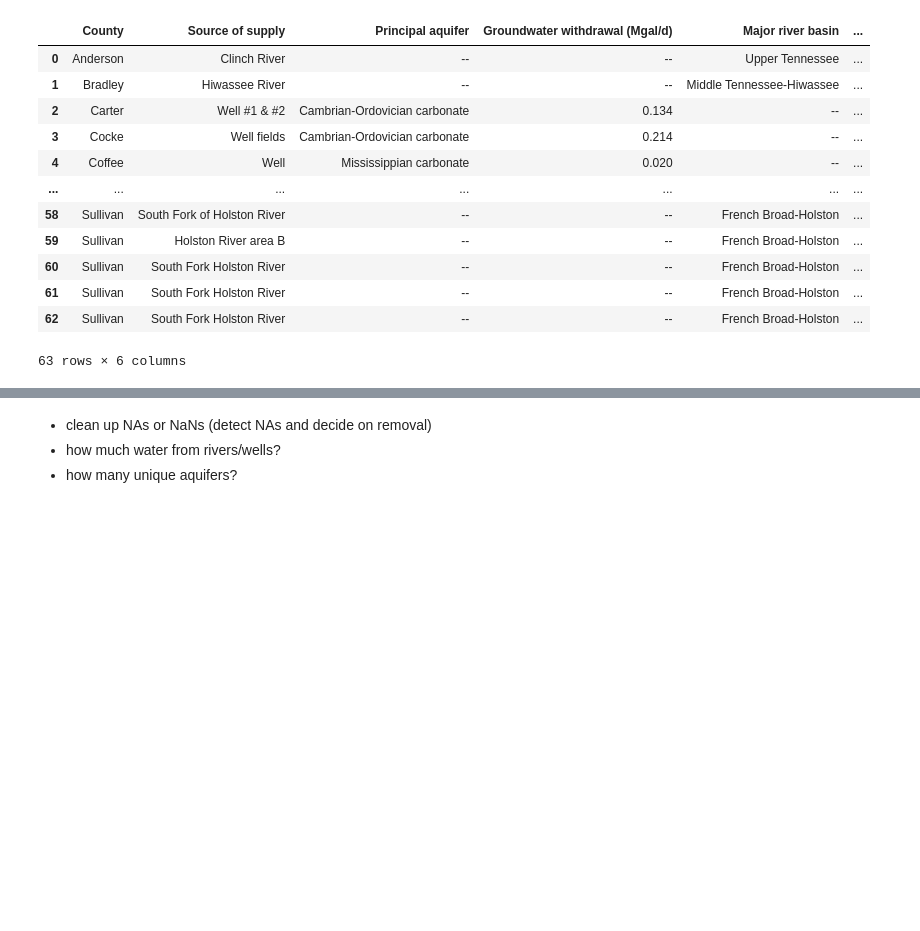
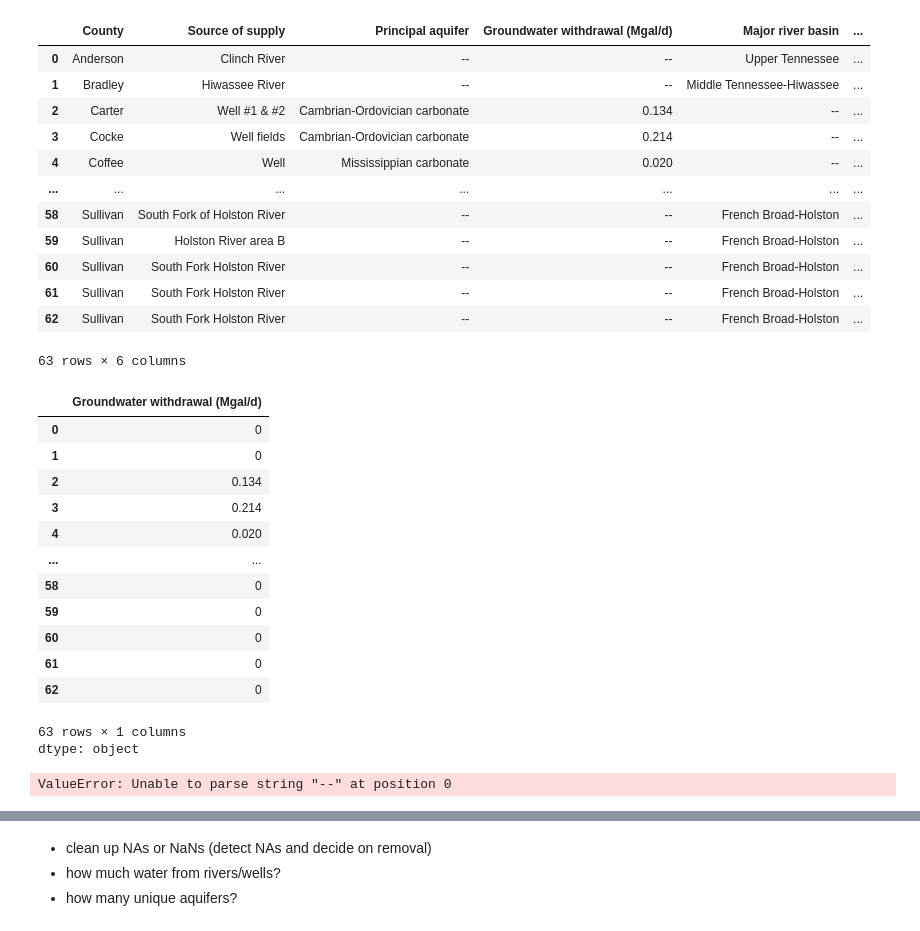
Before and after one commit to miab199/gwc-water, a Jupyter notebook: mia_water_trends.ipynb, the cells around one changed output, grey strips where cells are left out. Drawn from its saved outputs; the diff is of its cells as text; code cells hidden in the pictures; blank space fills up the shorter version.

```diff
--- a/mia_water_trends.ipynb
+++ b/mia_water_trends.ipynb
@@ -78,3 +78,34 @@ df_clean
 | 61 | Sullivan | South Fork Holston River | -- | -- | French Broad-Holston | ... |
 | 62 | Sullivan | South Fork Holston River | -- | -- | French Broad-Holston | ... |
 63 rows × 6 columns
+# %%
+i = 0
+for num in df_clean["Groundwater withdrawal (Mgal/d)"]:
+  if num == "--":
+    df_clean["Groundwater withdrawal (Mgal/d)"][i] == 0
+  i += 1
+# %%
+i = 0
+for num in df_clean["Surface water withdrawal (Mgal/d)"]:
+  if num == "--":
+    df_clean["Surface water withdrawal (Mgal/d)"][i] == 0
+  i += 1
+# %% [output]
+|  | Groundwater withdrawal (Mgal/d) |
+| 0 | 0 |
+| 1 | 0 |
+| 2 | 0.134 |
+| 3 | 0.214 |
+| 4 | 0.020 |
+| ... | ... |
+| 58 | 0 |
+| 59 | 0 |
+| 60 | 0 |
+| 61 | 0 |
+| 62 | 0 |
+63 rows × 1 columns
+dtype: object
+# %%
+new_df = df_clean.assign(Water= df['Groundwater withdrawal (Mgal/d)']), df['Surface water withdrawal (Mgal/d)']
+# %% [output]
+ValueError: Unable to parse string "--" at position 0
```
Also changed, not shown: parts of 9 cells of this notebook.
